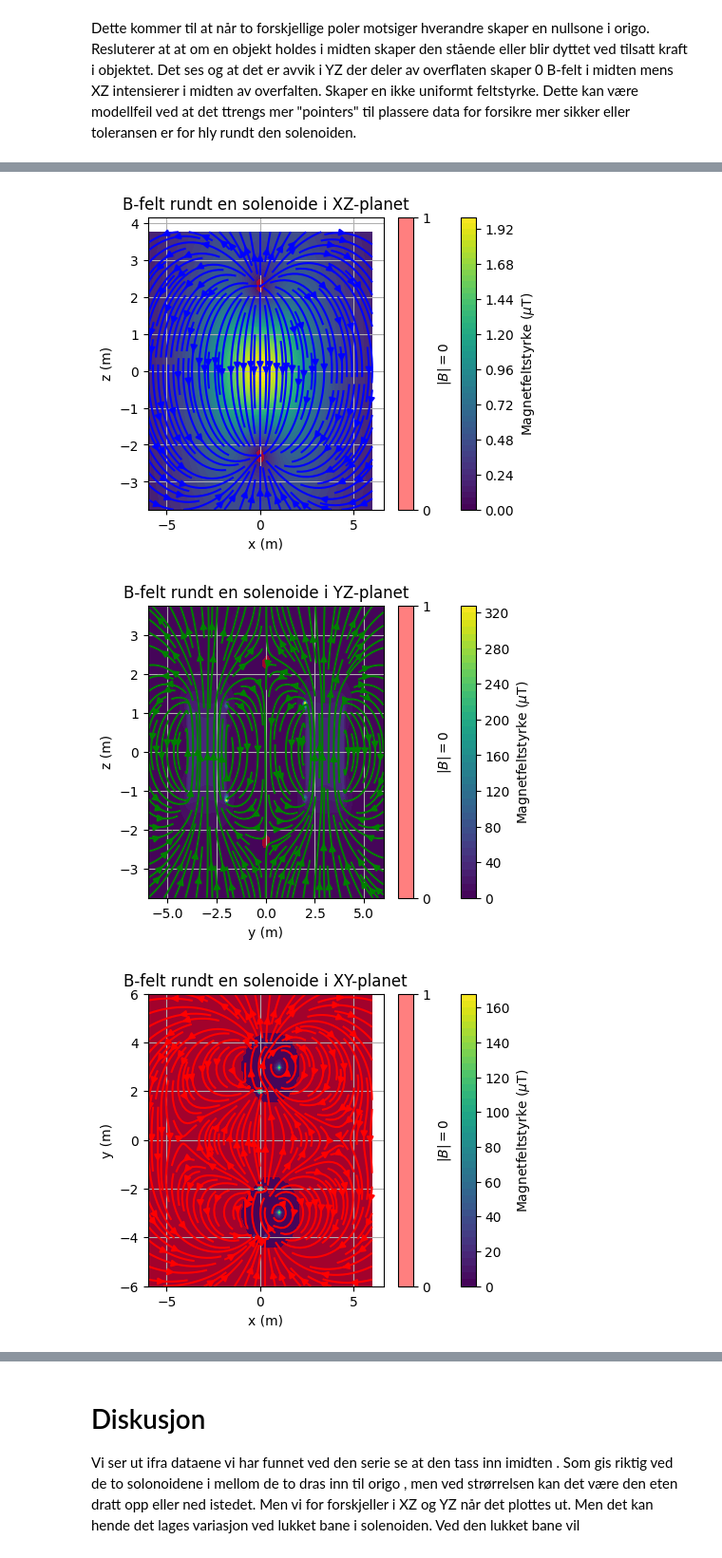
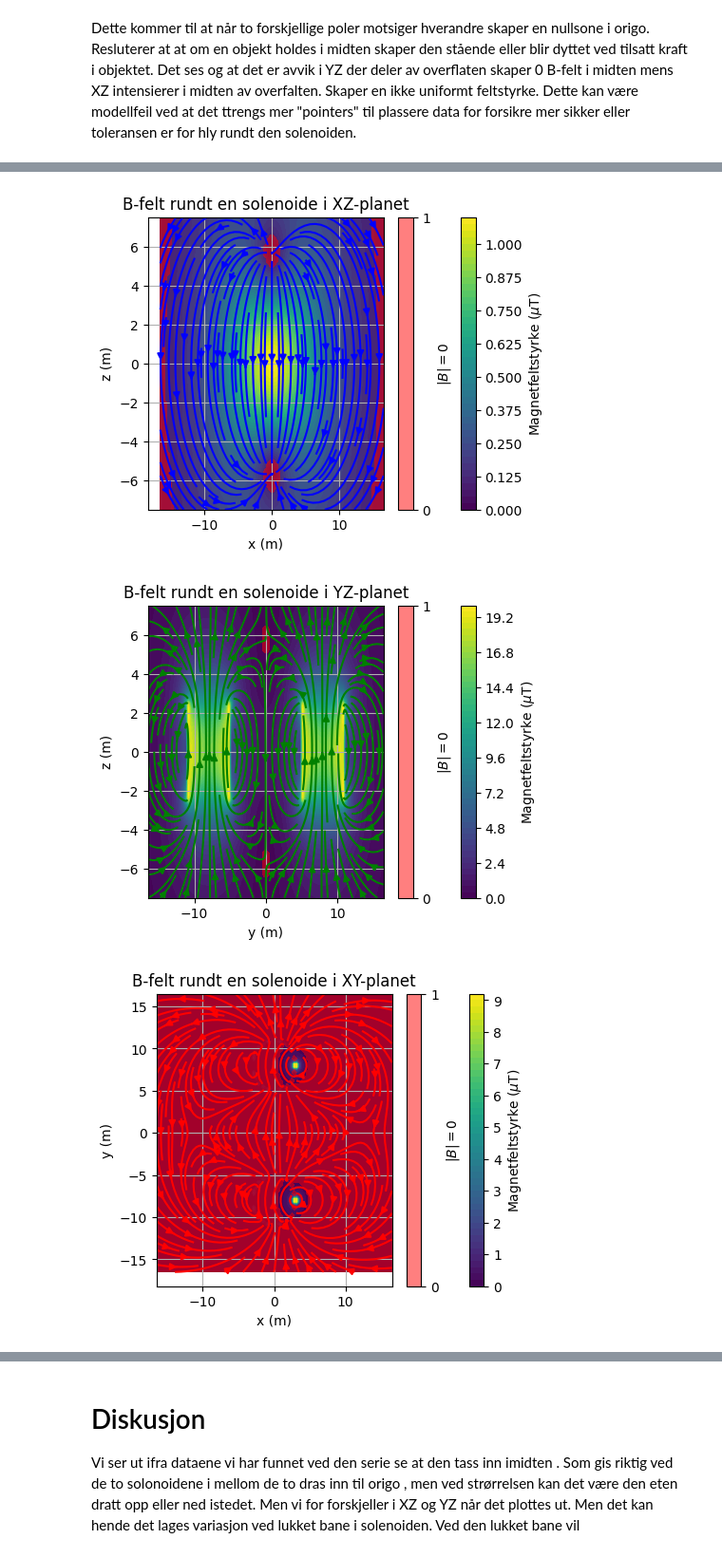
Before and after one commit to Hai-bit/Project_Zero_HaiJohn, a Jupyter notebook: FYS1120_HaiDuc_Computational_Essay.ipynb, the cells around one changed output, grey strips where cells are left out. Shown at 95% size. Saved outputs shown, nothing was run; the diff lists cells and outputs as text; code cells hidden in the pictures.

```diff
--- a/FYS1120_HaiDuc_Computational_Essay.ipynb
+++ b/FYS1120_HaiDuc_Computational_Essay.ipynb
@@ -207,7 +207,7 @@ def plottingsone(
     cbar.set_label("Magnetfeltstyrke ($\\mu$T)")
 
     # Plott feltlinjene på planet
-    plt.streamplot(axis1, axis2, B1, B2, color=farge, density=1.5)
+    plt.streamplot(axis1, axis2, B1, B2, color=farge, density=1.33)
 
     # Finn punktene der feltstyrken er lik null
     zero_field = B_magnitude <= tol  # Områder med felt under terskelverdien
@@ -573,11 +574,11 @@ Her skal det analyseres to solenoider som er parallelle i rommet.
 # %%
 # Konstanter og parametre
 I = 1.0  # Strøm gjennom solenoiden
-R = 1.0  # Radius av solenoiden
+R = 3.0  # Radius av solenoiden
 N = 100  # Antall viklinger
-L = 2.5  # Lengden på solenoiden
+L = 5.0  # Lengden på solenoiden
 n = 5000  # Antall punkter
-y0 = 2.0  # Avstand fra xz-planet
+y0 = 5.0  # Avstand fra xz-planet
 
 # Størrelsene på planene
 steg = 100  # Antall steg
@@ -620,7 +621,7 @@ I1 = I
 
 # Koordinatene til solenoide nr 2.
 # - speilvendt om xy-planet,
-#   rotasjon med klokka
+#   rotasjon mot klokka
 x2 = R * np.cos(theta)
 y2 = -(y0 + R) + R * np.sin(theta)
 z2 = z1
@@ -666,3 +667,3 @@ plt.show()
-[figure, old version]
+[figure, new version]
-[figure, old version]
+[figure, new version]
-[figure, old version]
+[figure, new version]
```
Also changed, not shown: parts of 10 cells of this notebook.
